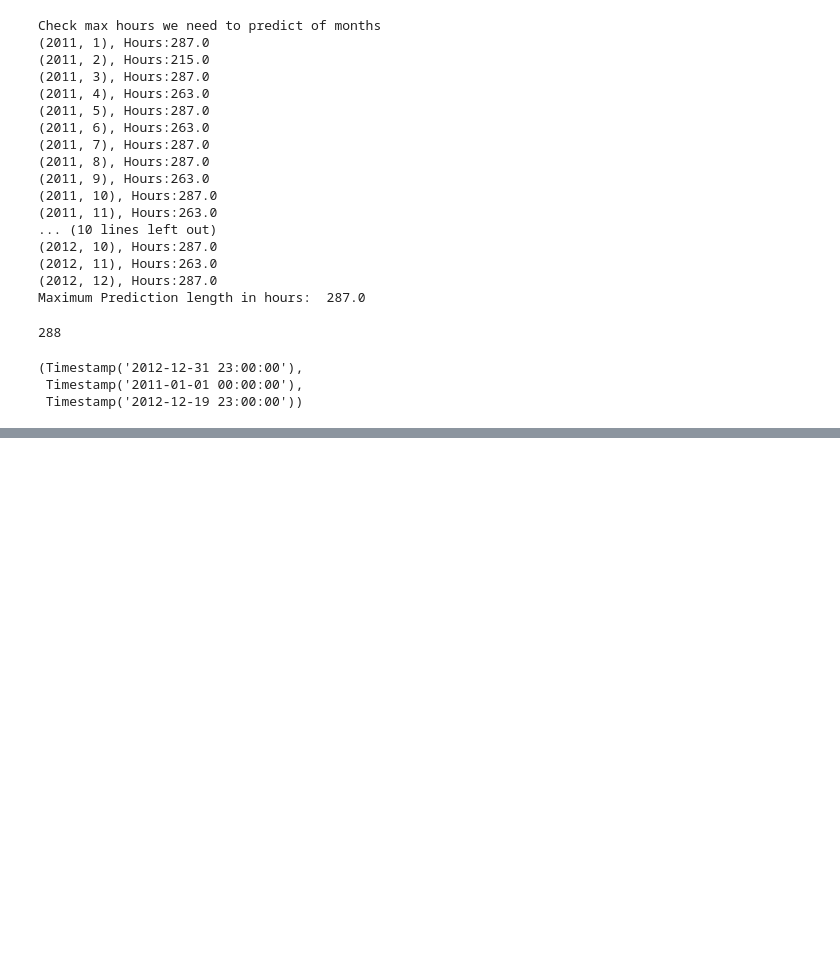
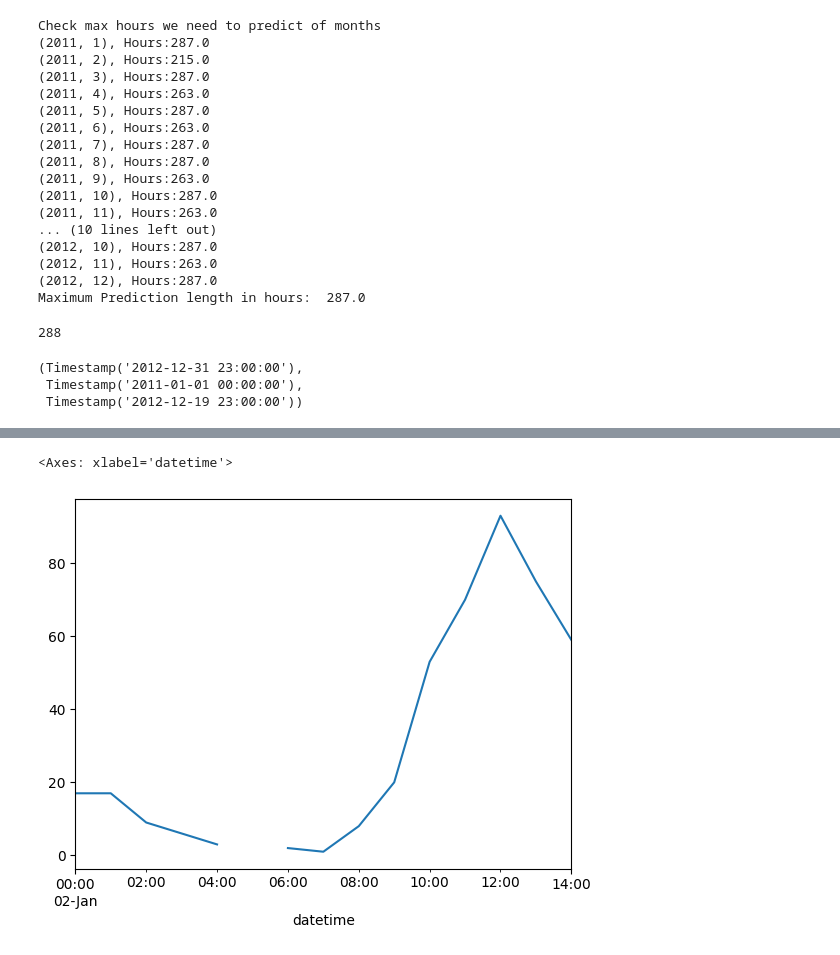
Before and after one commit to saravanankrishnarajan/SageMaker, a Jupyter notebook: DeepAR/BikeRental/deepar_biketrain_data_preparation.ipynb, the cells around one changed output, grey strips where cells are left out. Cells and saved outputs as stored; diff of their text form; code cells hidden in the pictures; blank space fills up the shorter version.

```diff
--- a/DeepAR/BikeRental/deepar_biketrain_data_preparation.ipynb
+++ b/DeepAR/BikeRental/deepar_biketrain_data_preparation.ipynb
@@ -138,0 +216,4 @@ dt_train_range = (dt_dataset_start_time, dt_dataset_end_time - datetime.timedelt
+# %%
+# resample at hourly frequency
+
+df = df.resample('1h').mean()
@@ -138,0 +241,6 @@ dt_train_range = (dt_dataset_start_time, dt_dataset_end_time - datetime.timedelt
+# %%
+# now we can see the missing data clearly
+df['2011-01-02 00:00:00':'2011-01-02 14:00:00']['count'].plot()
+# %% [output]
+<Axes: xlabel='datetime'>
+[figure, added]
```
Also changed, not shown: parts of 15 cells of this notebook.
